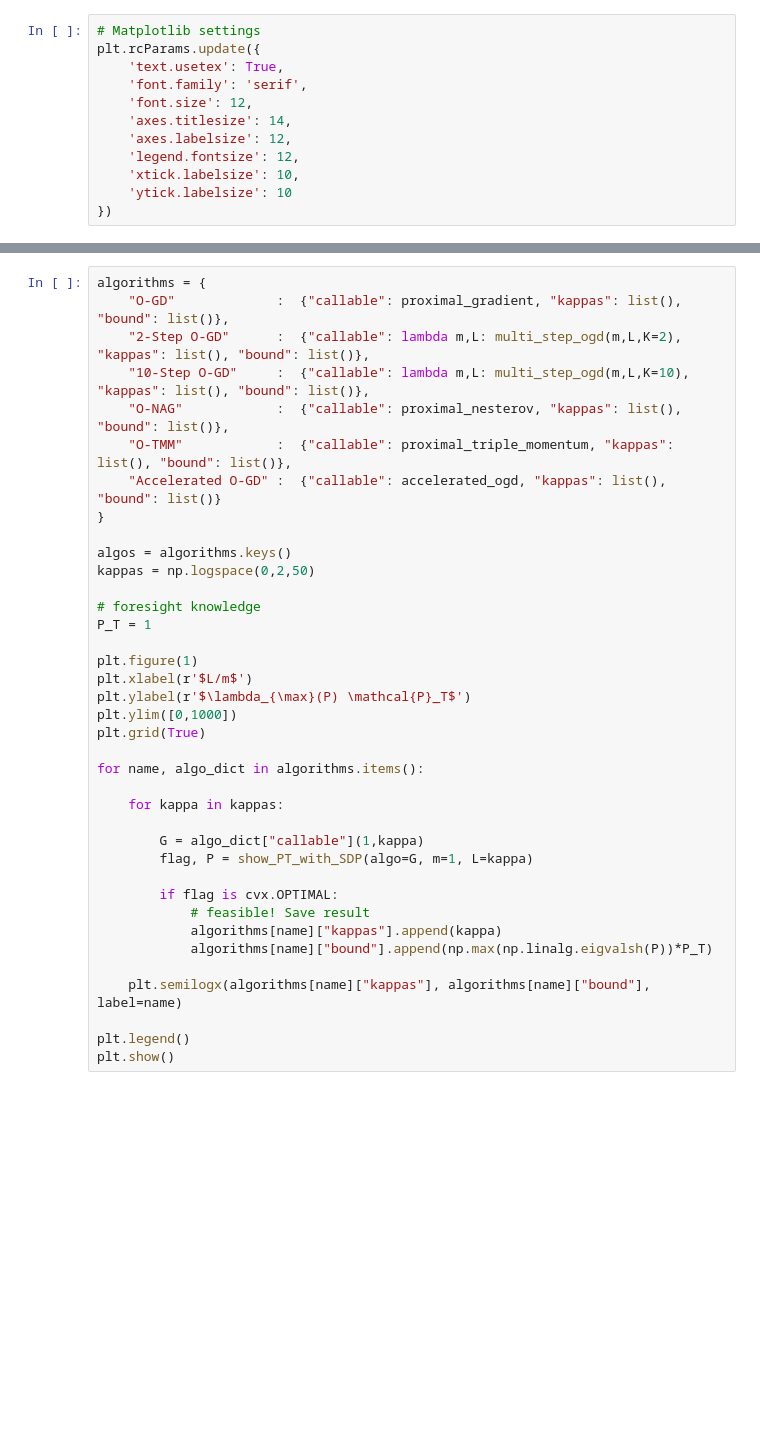
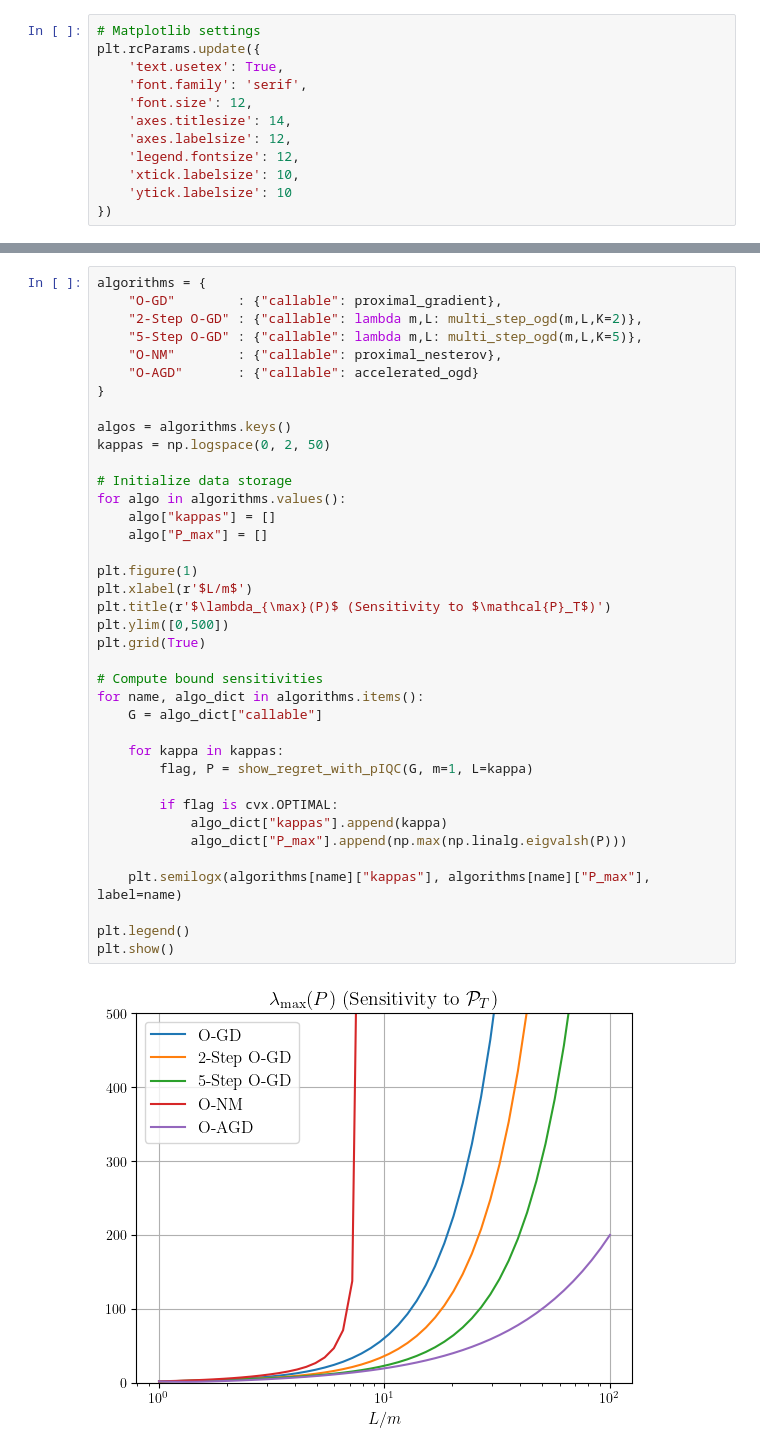
Before and after one commit to col-tasas/2025-oco-with-iqcs, a Jupyter notebook: src/oco_iqc.ipynb, the cells around one changed output, grey strips where cells are left out. Cells and saved outputs as stored; diff of their text form; blank space fills up the shorter version.

```diff
--- a/src/oco_iqc.ipynb
+++ b/src/oco_iqc.ipynb
@@ -75,40 +74,42 @@ def show_PT_with_SDP(algo, m, L):
     return flag, P.value
 # %%
 algorithms = {
-    "O-GD"             :  {"callable": proximal_gradient, "kappas": list(), "bound": list()},
-    "2-Step O-GD"      :  {"callable": lambda m,L: multi_step_ogd(m,L,K=2), "kappas": list(), "bound": list()},
-    "10-Step O-GD"     :  {"callable": lambda m,L: multi_step_ogd(m,L,K=10), "kappas": list(), "bound": list()},
-    "O-NAG"            :  {"callable": proximal_nesterov, "kappas": list(), "bound": list()},
-    "O-TMM"            :  {"callable": proximal_triple_momentum, "kappas": list(), "bound": list()},
-    "Accelerated O-GD" :  {"callable": accelerated_ogd, "kappas": list(), "bound": list()}
+    "O-GD"        : {"callable": proximal_gradient},
+    "2-Step O-GD" : {"callable": lambda m,L: multi_step_ogd(m,L,K=2)},
+    "5-Step O-GD" : {"callable": lambda m,L: multi_step_ogd(m,L,K=5)},
+    "O-NM"        : {"callable": proximal_nesterov},
+    "O-AGD"       : {"callable": accelerated_ogd}
 }
 
 algos = algorithms.keys()
-kappas = np.logspace(0,2,50)
+kappas = np.logspace(0, 2, 50)
 
-# foresight knowledge
-P_T = 1
+# Initialize data storage
+for algo in algorithms.values():
+    algo["kappas"] = []
+    algo["P_max"] = []
 
 plt.figure(1)
 plt.xlabel(r'$L/m$')
-plt.ylabel(r'$\lambda_{\max}(P) \mathcal{P}_T$')
-plt.ylim([0,1000])
+plt.title(r'$\lambda_{\max}(P)$ (Sensitivity to $\mathcal{P}_T$)')
+plt.ylim([0,500])
 plt.grid(True)
 
+# Compute bound sensitivities
 for name, algo_dict in algorithms.items():
+    G = algo_dict["callable"]
 
     for kappa in kappas:
-
-        G = algo_dict["callable"](1,kappa)
-        flag, P = show_PT_with_SDP(algo=G, m=1, L=kappa)
+        flag, P = show_regret_with_pIQC(G, m=1, L=kappa)
 
         if flag is cvx.OPTIMAL:
-            # feasible! Save result
-            algorithms[name]["kappas"].append(kappa)
-            algorithms[name]["bound"].append(np.max(np.linalg.eigvalsh(P))*P_T)
+            algo_dict["kappas"].append(kappa)
+            algo_dict["P_max"].append(np.max(np.linalg.eigvalsh(P)))
 
-    plt.semilogx(algorithms[name]["kappas"], algorithms[name]["bound"], label=name)
+    plt.semilogx(algorithms[name]["kappas"], algorithms[name]["P_max"], label=name)
 
 plt.legend()
 plt.show()
+# %% [output]
+[figure, added]
 # %% [markdown]
```
Also changed, not shown: parts of 7 cells of this notebook, 3 other files.
